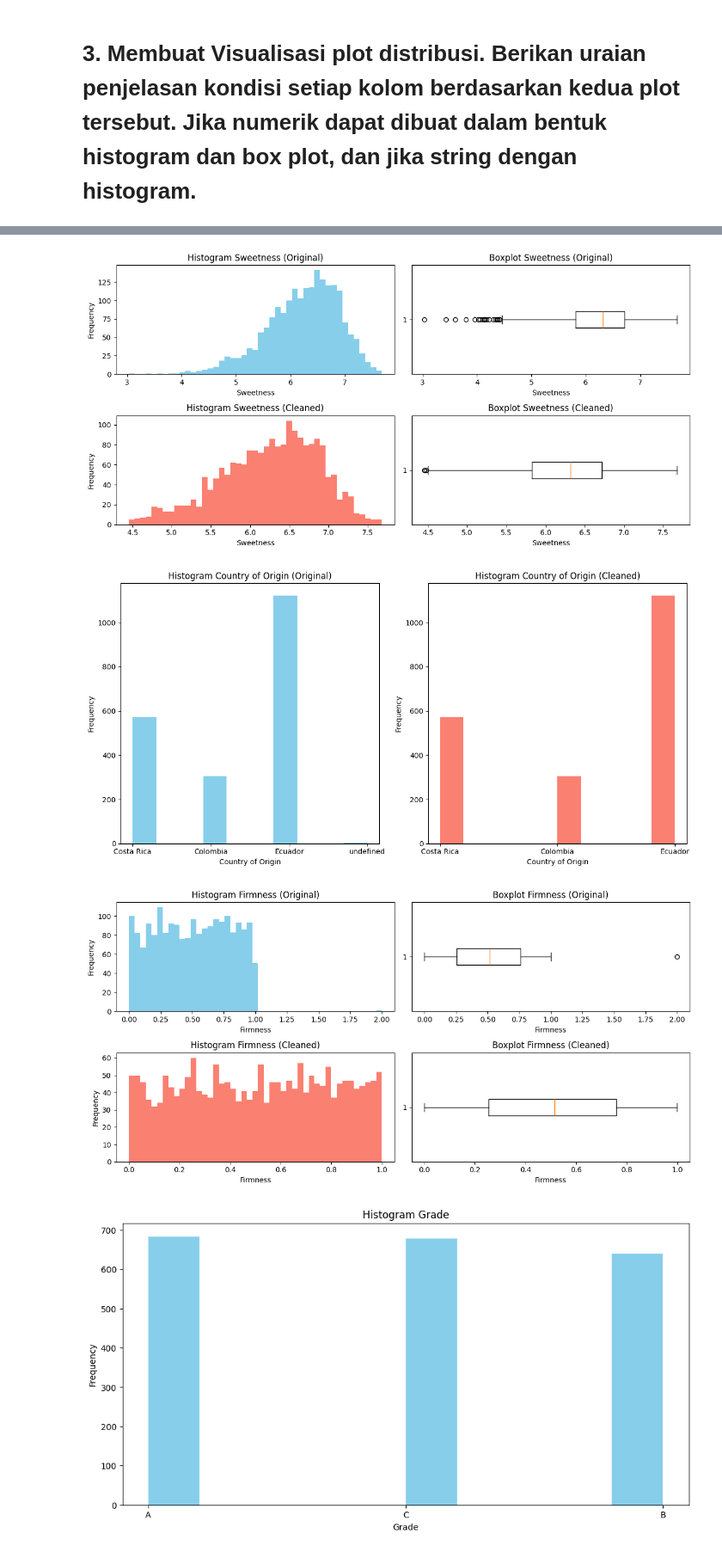
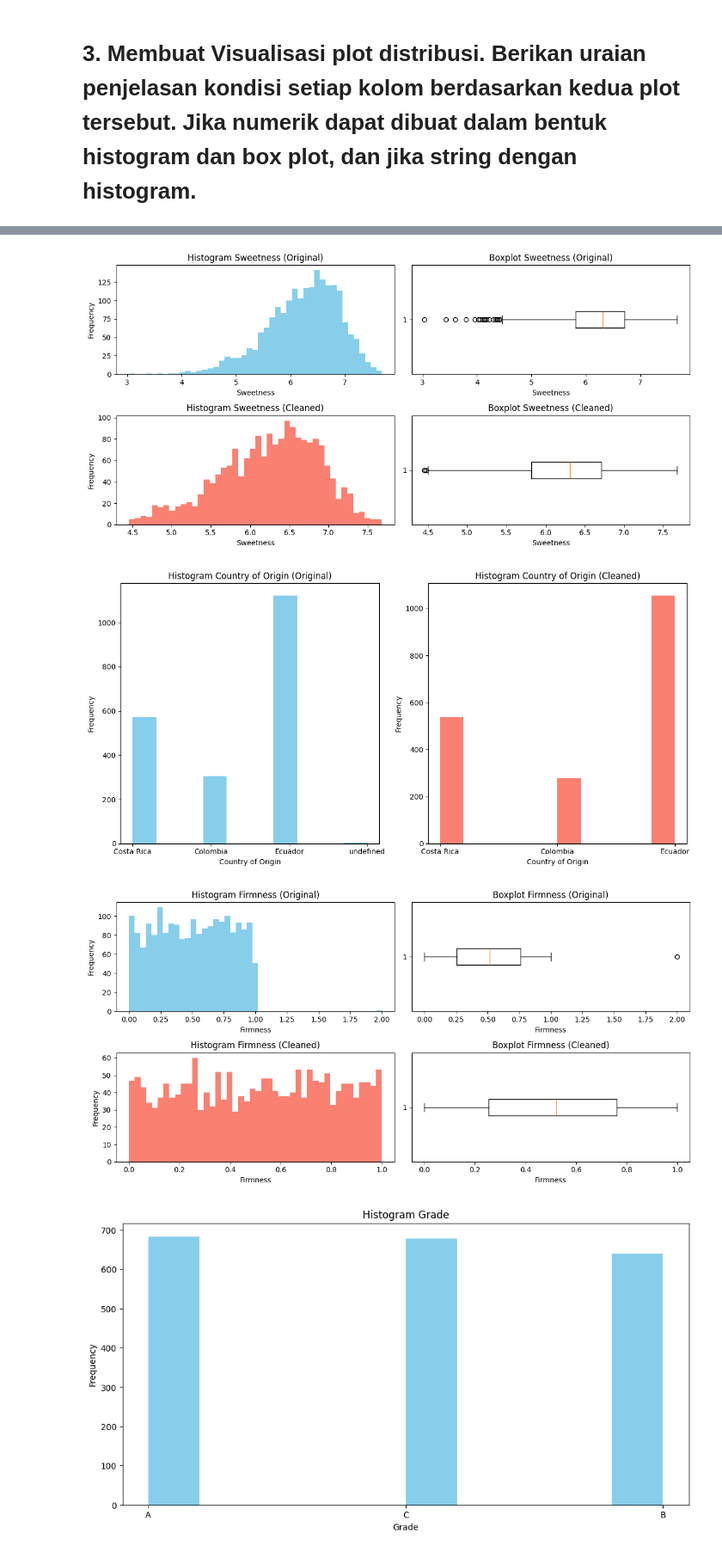
Before and after one commit to SandWithCheese/TubesProbstat, a Jupyter notebook: src/main.ipynb, the cells around one changed output, grey strips where cells are left out. Shown at 86% size. Drawn from its saved outputs; the diff is of its cells as text; code cells hidden in the pictures.

```diff
--- a/src/main.ipynb
+++ b/src/main.ipynb
@@ -1280,0 +1265,11 @@ Ada 0 outlier pada grade, yaitu:
+# %%
+# Cari outlier untuk grade
+# Outlier outlier: undefined
+
+# Dataframe
+cleaned_grade = (df["Grade"] != "undefined")
+df_outliers_grade = df[df["Grade"] == "undefined"]
+
+# Output
+print(f"Ada {len(df_outliers_grade)} outlier pada grade, yaitu:")
+df_outliers_grade["Grade"].to_frame()
@@ -1281,22 +1279,19 @@ Ada 0 outlier pada grade, yaitu:
 # %%
-# Price
+# Cari outlier untuk price
+# Outlier outlier: X < Q1 - 1.5 * IQR atau X > Q3 + 1.5 * IQR
+
 price_lower_outlier_limit = quartile(price, 1) - 1.5 * iqr(price)
 price_higher_outlier_limit = quartile(price, 3) + 1.5 * iqr(price)
 
-outliers_price = []
-cleaned_price = []
+print(f"Lower outlier limit: {price_lower_outlier_limit}")
+print(f"Higher outlier limit: {price_higher_outlier_limit}")
+print()
 
-for i in price:
-    if i < price_lower_outlier_limit or i > price_higher_outlier_limit:
-        outliers_price.append(i)
-    else:
-        cleaned_price.append(i)
-
-# Df
-df_cleaned_price = pd.DataFrame(cleaned_price, columns=["Price Cleaned"])
-df_outliers_price = pd.DataFrame(outliers_price, columns=["Price Outlier"])
+# Dataframe
+cleaned_price = (df["Price"] >= price_lower_outlier_limit) & (df["Price"] <= price_higher_outlier_limit)
+df_outliers_price = df[(df["Price"] < price_lower_outlier_limit) | (df["Price"] > price_higher_outlier_limit)]
 
 # Output
-print(f"Ada {len(outliers_price)} outlier pada price, yaitu:")
-df_outliers_price
+print(f"Ada {len(df_outliers_price)} outlier pada price, yaitu:")
+df_outliers_price["Price"].to_frame()
 # %% [output]
@@ -1320,0 +1319,5 @@ Ada 18 outlier pada price, yaitu:
+# %%
+cleaned_data = cleaned_acidity & cleaned_weight & cleaned_length & cleaned_appearance & cleaned_tannin & cleaned_ripeness & cleaned_sweetness & cleaned_country_of_origin & cleaned_firmness & cleaned_grade & cleaned_price
+cleaned_data = df[cleaned_data]
+print(f"Data yang sudah dibersihkan dari outlier: {len(cleaned_data)}")
+cleaned_data.head()
@@ -1528,6 +1545,7 @@ ax2.set_title("Boxplot Sweetness (Original)")
 ax2.set_xlabel("Sweetness")
 
 # Histogram (Cleaned)
+cleaned_sweetness = cleaned_data["Sweetness"].values
 cleaned_sweetness_bin = int(np.ceil(np.sqrt(len(cleaned_sweetness))))
 ax3.hist(cleaned_sweetness, bins=cleaned_sweetness_bin, color="salmon")
 ax3.set_title("Histogram Sweetness (Cleaned)")
@@ -1542,7 +1560,7 @@ ax4.set_xlabel("Sweetness")
 plt.tight_layout()
 plt.show()
 # %% [output]
-[figure, old version]
+[figure, new version]
 # %%
 # Visualisasi Country_of_Origin (Cleaned)
 fig, (ax1, ax2) = plt.subplots(1, 2, figsize=(12, 6))
@@ -1554,6 +1572,7 @@ ax1.set_xlabel("Country of Origin")
 ax1.set_ylabel("Frequency")
 
 # Cleaned
+cleaned_country_origin = cleaned_data["Country_of_Origin"].values
 ax2.hist(cleaned_country_origin, bins=10, color="salmon")
 ax2.set_title("Histogram Country of Origin (Cleaned)")
 ax2.set_xlabel("Country of Origin")
@@ -1562,40 +1581,41 @@ ax2.set_ylabel("Frequency")
 plt.tight_layout()
 plt.show()
 # %% [output]
-[figure, old version]
+[figure, new version]
 # %%
 # Visualisasi Firmness
 fig, ((ax1, ax2), (ax3, ax4)) = plt.subplots(2, 2, figsize=(12, 6))
 
 # Histogram (Original)
 original_firmness_bin = int(np.ceil(np.sqrt(len(firmness))))
 ax1.hist(firmness, bins=original_firmness_bin, color="skyblue")
 ax1.set_title("Histogram Firmness (Original)")
 ax1.set_xlabel("Firmness")
 ax1.set_ylabel("Frequency")
 
 # Boxplot (Original)
 ax2.boxplot(firmness, vert=False)
 ax2.set_title("Boxplot Firmness (Original)")
 ax2.set_xlabel("Firmness")
 
 # Histogram (Cleaned)
+cleaned_firmness = cleaned_data["Firmness"].values
 cleaned_firmness_bin = int(np.ceil(np.sqrt(len(cleaned_firmness))))
 ax3.hist(cleaned_firmness, bins=cleaned_firmness_bin, color="salmon")
 ax3.set_title("Histogram Firmness (Cleaned)")
 ax3.set_xlabel("Firmness")
 ax3.set_ylabel("Frequency")
 
 # Boxplot (Cleaned)
 ax4.boxplot(cleaned_firmness, vert=False)
 ax4.set_title("Boxplot Firmness (Cleaned)")
 ax4.set_xlabel("Firmness")
 
 
 plt.tight_layout()
 plt.show()
 # %% [output]
-[figure, old version]
+[figure, new version]
 # %%
 # Visualisasi Grade
 plt.figure(figsize=(12, 6))
```
Also changed, not shown: parts of 49 cells of this notebook, 2 other files.
